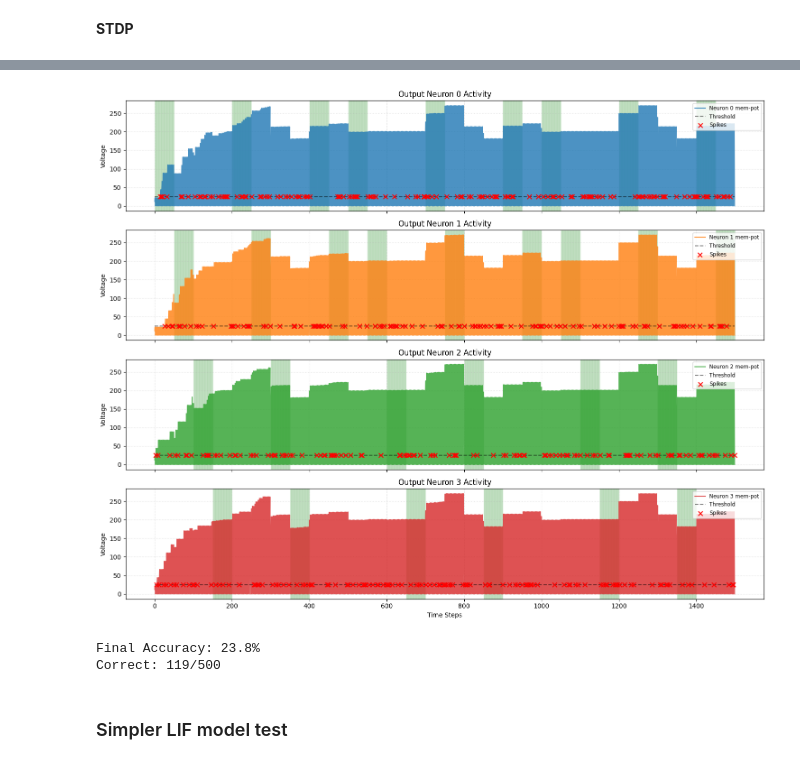
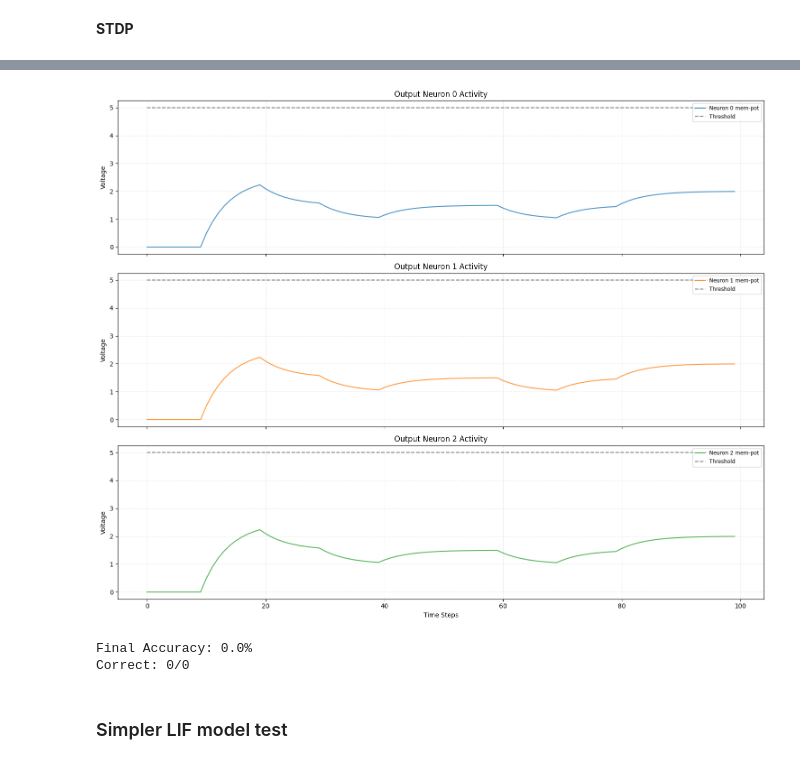
Before and after one commit to robotgreier/python_neural_network, a Jupyter notebook: Python_implementation/Custom_SNN_Spiketrains.ipynb, the cells around one changed output, grey strips where cells are left out. Cells and saved outputs as stored; diff of their text form; code cells hidden in the pictures.

Commit message:
updated SNN testing with ORB spiketrains

```diff
--- a/Python_implementation/Custom_SNN_Spiketrains.ipynb
+++ b/Python_implementation/Custom_SNN_Spiketrains.ipynb
@@ -469,26 +482,67 @@ for t in range(time_steps):
+# %%
+def plot_neuron_dynamics(mem_history, threshold_history, spike_history):
+    time_steps = len(mem_history)
+    num_neurons = output_size
+
+    # Create 4 subplots (one for each neuron)
+    fig, axes = plt.subplots(num_neurons, 1, figsize=(15, 12), sharex=True)
+
+    # Color palette for 4 distinct neurons
+    colors = ['#1f77b4', '#ff7f0e', '#2ca02c']
+
+    for i in range(num_neurons):
+        # Extract individual neuron data
+        mems = [m[i] for m in mem_history]
+        threshs = [t[i] for t in threshold_history]
+        spks = [s[i] for s in spike_history]
+
+        # 1. Plot Membrane Potential
+        axes[i].plot(mems, label=f'Neuron {i} mem-pot', color=colors[i], alpha=0.8)
+
+        # 2. Plot Dynamic Threshold
+        axes[i].step(range(time_steps), threshs, label='Threshold', color='black',
+                     linestyle='--', alpha=0.5, where='post')
+
+        # 3. Plot Spikes (Red 'x')
+        spike_times = [t for t, s in enumerate(spks) if s > 0]
+        if spike_times:
+            # We plot the 'x' at the threshold level at that time
+            axes[i].scatter(spike_times, [threshs[t] for t in spike_times],
+                            color='red', marker='x', s=50, label='Spikes', zorder=5)
+
+
+        # Formatting
+        axes[i].set_title(f"Output Neuron {i} Activity")
+        axes[i].set_ylabel("Voltage")
+        axes[i].legend(loc='upper right', fontsize='small')
+        axes[i].grid(True, which='both', linestyle=':', alpha=0.5)
+
+    plt.xlabel("Time Steps")
+    plt.tight_layout()
+    plt.show()
 # %%
 # Run the updated plot
-plot_neuron_dynamics(mem_hist, thresh_hist, spike_hist, target_hist)
+plot_neuron_dynamics(mem_hist, thresh_hist, spike_hist)
 
 
 # Add after your loop
 correct_count = 0
 total_count = 0
 
 for t in range(len(spike_hist)):
     if any(spike_hist[t]):  # If any neuron fired
         winner = np.argmax(spike_hist[t])
         if winner == target_hist[t]:
             correct_count += 1
         total_count += 1
 
 accuracy = 100 * correct_count / total_count if total_count > 0 else 0
 print(f"\nFinal Accuracy: {accuracy:.1f}%")
 print(f"Correct: {correct_count}/{total_count}")
 # %% [output]
-[figure, old version]
+[figure, new version]
-Final Accuracy: 23.8%
-Correct: 119/500
+Final Accuracy: 0.0%
+Correct: 0/0
 # %% [markdown]
 ### Simpler LIF model test
 # %% [markdown]
```
Also changed, not shown: parts of 9 cells of this notebook, 2 other files.
